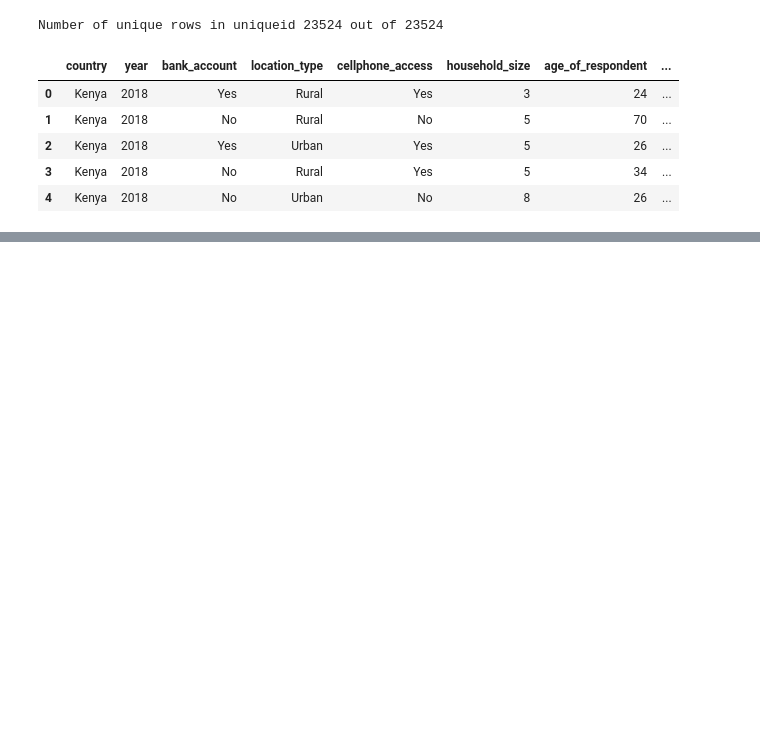
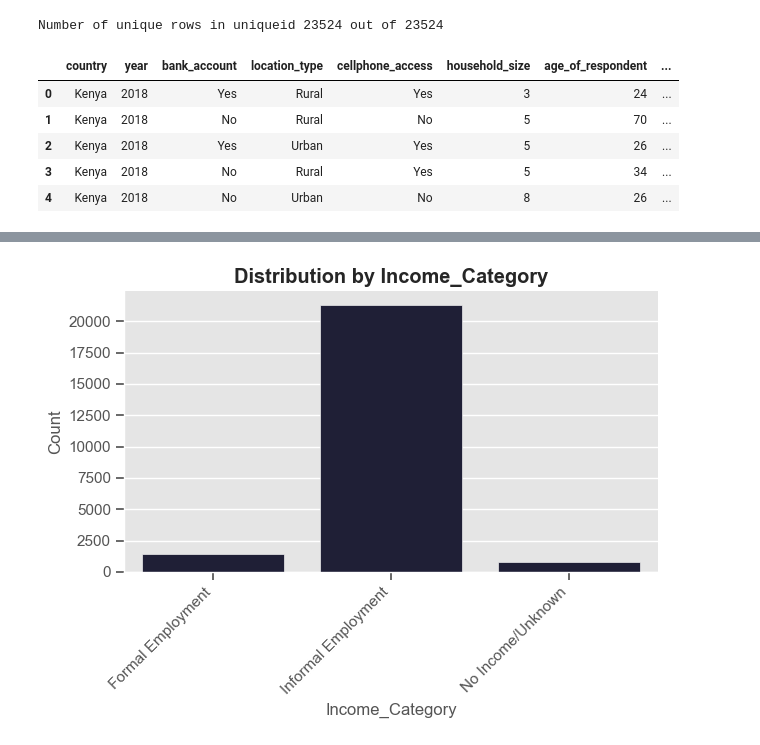
Before and after one commit to WaeniKakenyi/Financial_inclusion_in_Africa, a Jupyter notebook: Financial_inclusion_in_africa.ipynb, the cells around one changed output, grey strips where cells are left out. Cells and saved outputs as stored; diff of their text form; code cells hidden in the pictures; blank space fills up the shorter version.

```diff
--- a/Financial_inclusion_in_africa.ipynb
+++ b/Financial_inclusion_in_africa.ipynb
@@ -1,7 +1,15 @@
 # %%
 # Import the necessary libraries
+import math
+import numpy as np
 import pandas as pd
 from IPython.display import display
+import matplotlib.pyplot as plt
+import seaborn as sns
+sns.set_theme(style="ticks", rc={"axes.spines.right": False, "axes.spines.top": False})
+plt.style.use('ggplot')
+
+%matplotlib inline
 # %%
 train = pd.read_csv('Train.csv')
 test = pd.read_csv('Test.csv')
@@ -338,0 +413,19 @@ I'm here
+# %%
+# grouping values in the job type category
+income_categories = {
+    'Formally employed Private': 'Formal Employment',
+    'Formally employed Government': 'Formal Employment',
+    'Self employed': 'Informal Employment',
+    'Informally employed': 'Informal Employment',
+    'Farming and Fishing': 'Informal Employment',
+    'Remittance Dependent': 'Informal Employment',
+    'Government Dependent': 'Informal Employment',
+    'Other Income': 'Informal Employment',
+    'No Income': 'No Income/Unknown',
+    'Dont Know/Refuse to answer': 'No Income/Unknown'
+}
+data['income_category'] = data['job_type'].map(income_categories).astype('category')
+
+univariate.countplot('income_category')
+# %% [output]
+[figure, added]
```
Also changed, not shown: parts of 42 cells of this notebook.
